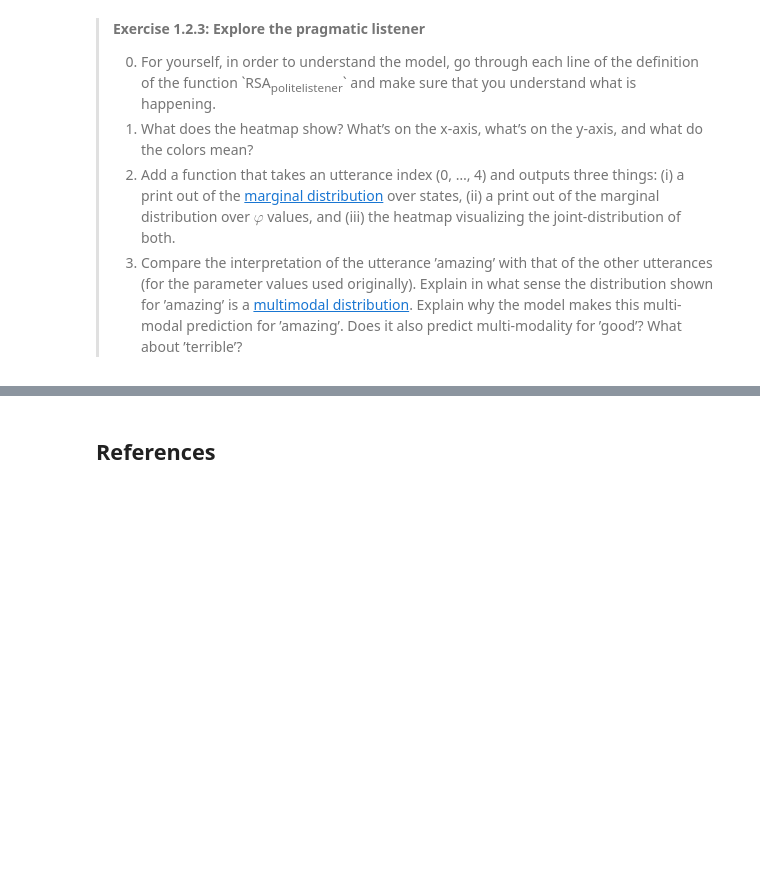
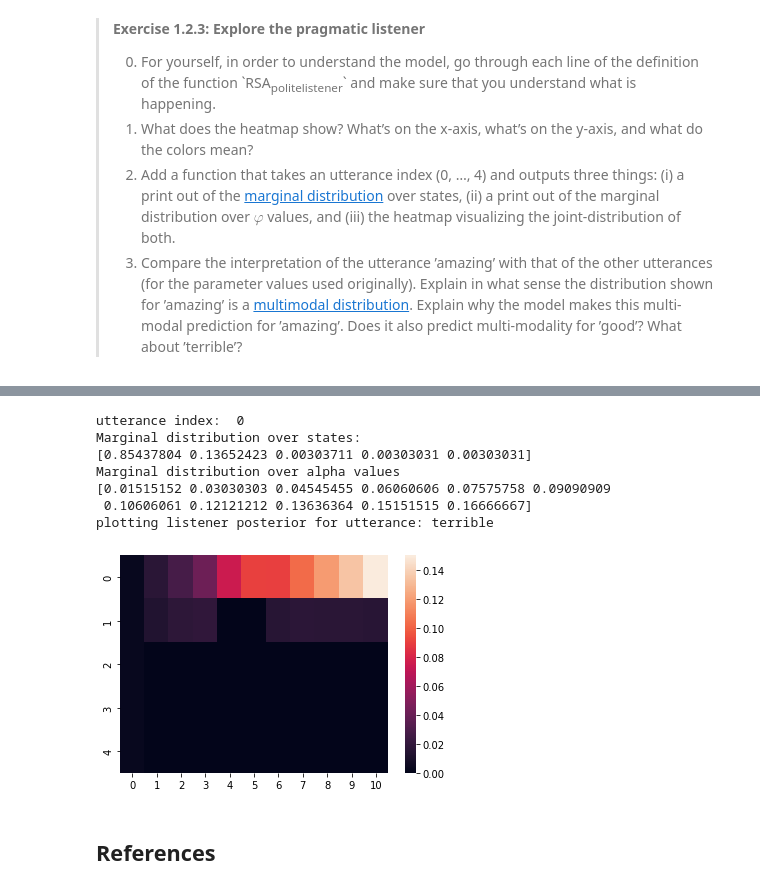
Before and after one commit to jiasheng1100/NP-NLG, a Jupyter notebook: neural_pragmatic_nlg/02c-RSA-politeness.ipynb, the cells around one changed output, grey strips where cells are left out. Saved outputs shown, nothing was run; the diff lists cells and outputs as text; code cells hidden in the pictures; blank space fills up the shorter version.

```diff
--- a/neural_pragmatic_nlg/02c-RSA-politeness.ipynb
+++ b/neural_pragmatic_nlg/02c-RSA-politeness.ipynb
@@ -313,3 +402,15 @@ Exercise 1.2.3:
+# %%
+# test the utterance for "terrible"
+print_marginals(0)
+# %% [output]
+utterance index:  0
+Marginal distribution over states:
+[0.85437804 0.13652423 0.00303711 0.00303031 0.00303031]
+Marginal distribution over alpha values
+[0.01515152 0.03030303 0.04545455 0.06060606 0.07575758 0.09090909
+ 0.10606061 0.12121212 0.13636364 0.15151515 0.16666667]
+plotting listener posterior for utterance: terrible
+[figure, added]
 # %% [markdown]
 ## References
 # %% [markdown]
```
Also changed, not shown: parts of 9 cells of this notebook.
